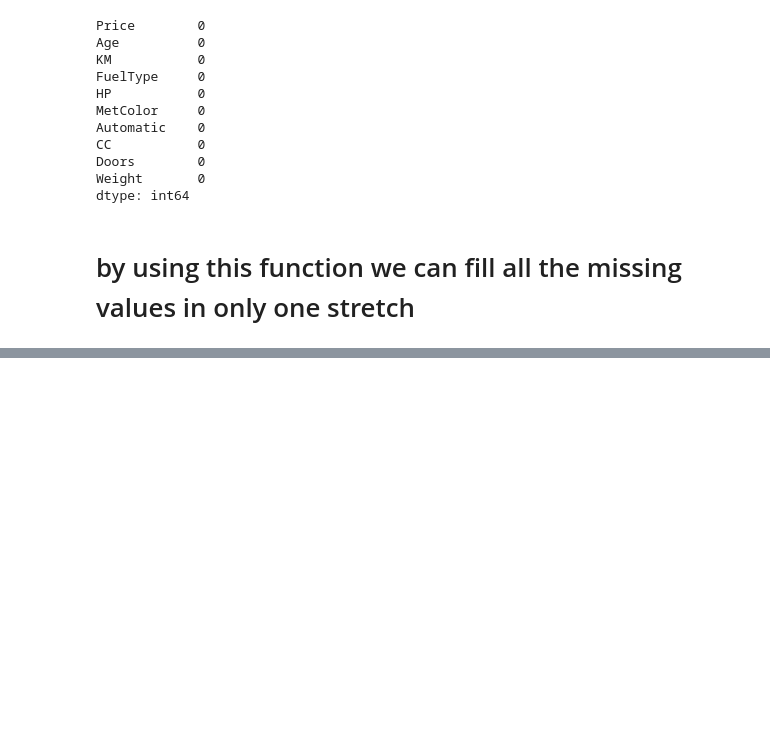
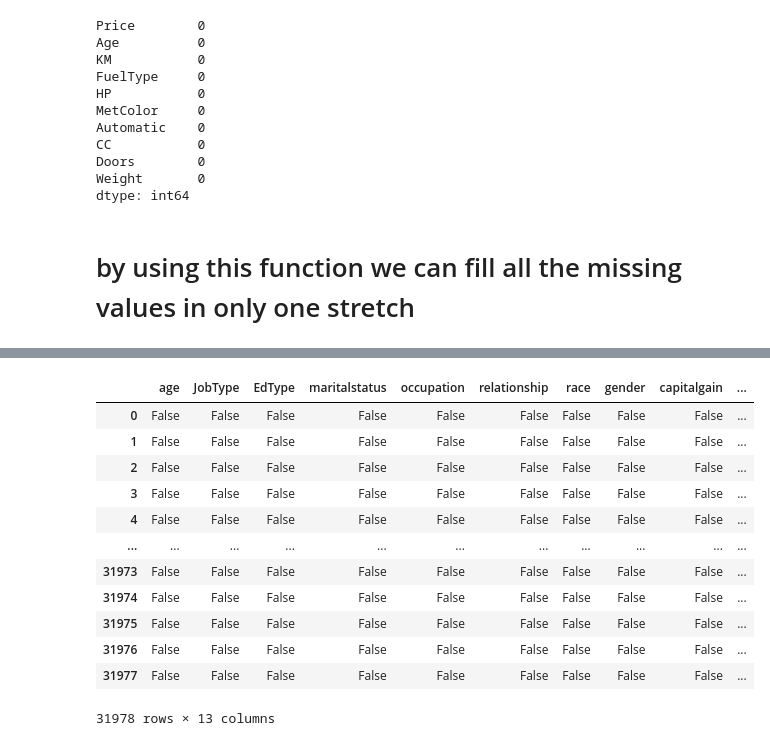
Before and after one commit to MaheshChavan1264/PythonForDataScience, a Jupyter notebook: Week2.ipynb, the cells around one changed output, grey strips where cells are left out. Saved outputs shown, nothing was run; the diff lists cells and outputs as text; code cells hidden in the pictures; blank space fills up the shorter version.

```diff
--- a/Week2.ipynb
+++ b/Week2.ipynb
@@ -1429,0 +1549,3 @@ dtype: int64
+# %%
+data_income = pd.read_csv('income.csv')
+data = data_income.copy()
@@ -1429,0 +1572,16 @@ dtype: int64
+# %%
+data.isnull()
+# %% [output]
+|  | age | JobType | EdType | maritalstatus | occupation | relationship | race | gender | capitalgain | ... |
+| 0 | False | False | False | False | False | False | False | False | False | ... |
+| 1 | False | False | False | False | False | False | False | False | False | ... |
+| 2 | False | False | False | False | False | False | False | False | False | ... |
+| 3 | False | False | False | False | False | False | False | False | False | ... |
+| 4 | False | False | False | False | False | False | False | False | False | ... |
+| ... | ... | ... | ... | ... | ... | ... | ... | ... | ... | ... |
+| 31973 | False | False | False | False | False | False | False | False | False | ... |
+| 31974 | False | False | False | False | False | False | False | False | False | ... |
+| 31975 | False | False | False | False | False | False | False | False | False | ... |
+| 31976 | False | False | False | False | False | False | False | False | False | ... |
+| 31977 | False | False | False | False | False | False | False | False | False | ... |
+31978 rows × 13 columns
```
Also changed, not shown: parts of 24 cells of this notebook, 9 other files.
